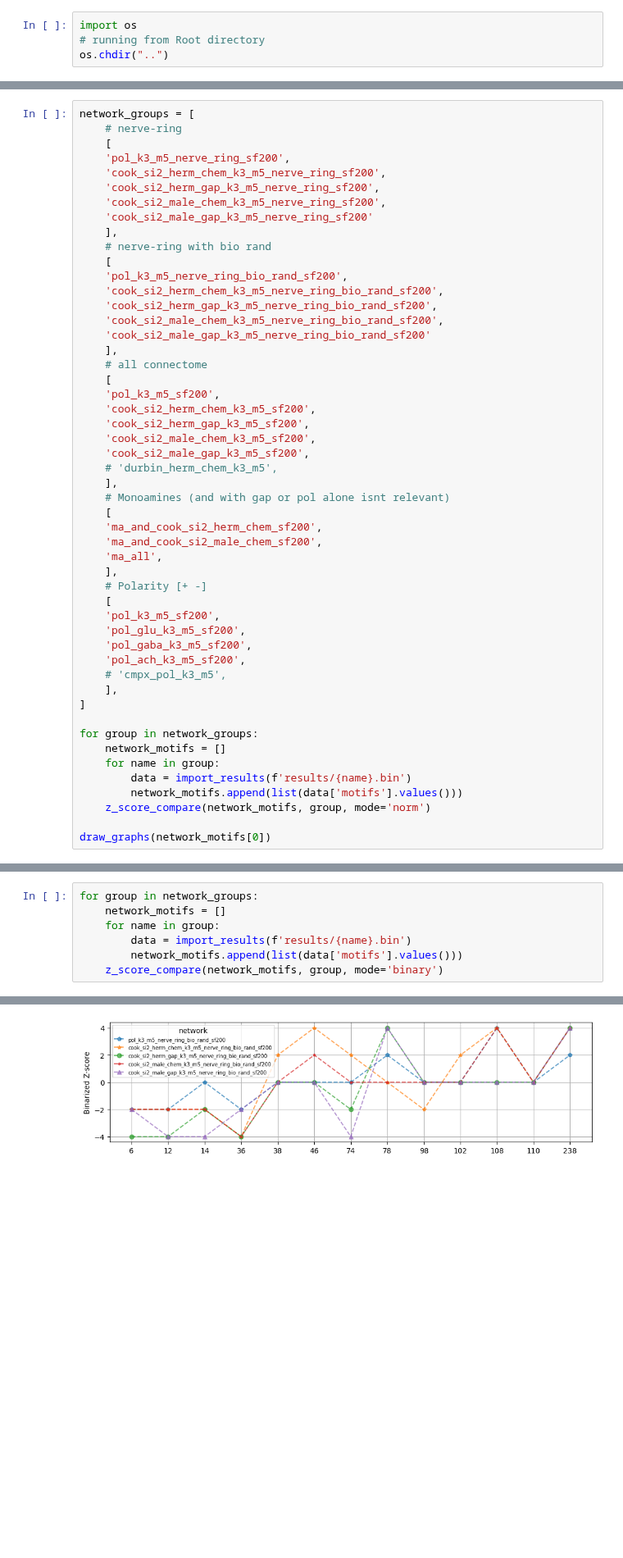
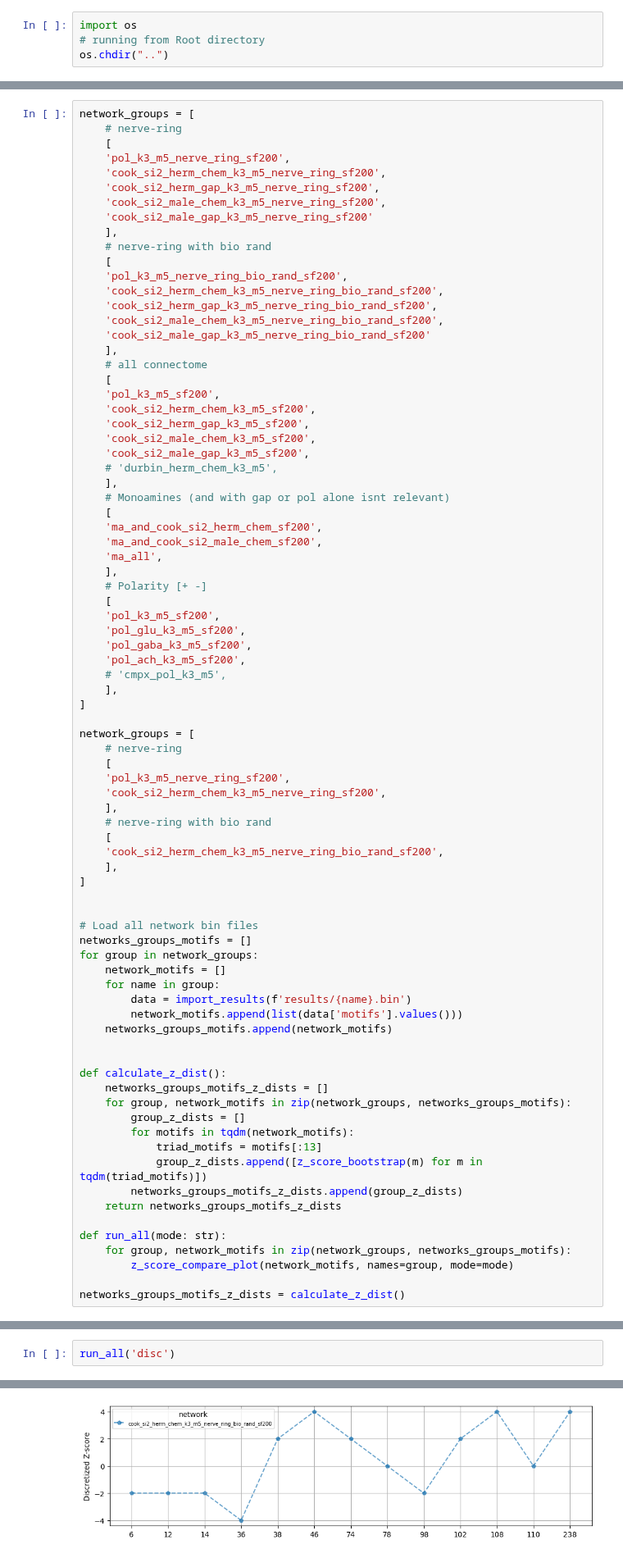
Before and after one commit to deangeckt/network_motifs, a Jupyter notebook: post_motif_analysis/multiple_network_motif_comparison.ipynb, the cells around one changed output, grey strips where cells are left out. Shown at 82% size. Drawn from its saved outputs; the diff is of its cells as text; blank space fills up the shorter version.

Commit message:
post process - z score bootstrap process to get distribution

```diff
--- a/post_motif_analysis/multiple_network_motif_comparison.ipynb
+++ b/post_motif_analysis/multiple_network_motif_comparison.ipynb
@@ -173,12 +177,42 @@ network_groups = [
     ],
 ]
 
+network_groups = [
+    # nerve-ring
+    [
+    'pol_k3_m5_nerve_ring_sf200',
+    'cook_si2_herm_chem_k3_m5_nerve_ring_sf200',
+    ],
+    # nerve-ring with bio rand
+    [
+    'cook_si2_herm_chem_k3_m5_nerve_ring_bio_rand_sf200',
+    ],
+]
+
+
+# Load all network bin files
+networks_groups_motifs = []
 for group in network_groups:
     network_motifs = []
     for name in group:
         data = import_results(f'results/{name}.bin')
         network_motifs.append(list(data['motifs'].values()))
-    z_score_compare(network_motifs, group, mode='norm')
+    networks_groups_motifs.append(network_motifs)
 
-draw_graphs(network_motifs[0])
+
+def calculate_z_dist():
+    networks_groups_motifs_z_dists = []
+    for group, network_motifs in zip(network_groups, networks_groups_motifs):
+        group_z_dists = []
+        for motifs in tqdm(network_motifs):
+            triad_motifs = motifs[:13]
+            group_z_dists.append([z_score_bootstrap(m) for m in tqdm(triad_motifs)])
+        networks_groups_motifs_z_dists.append(group_z_dists)
+    return networks_groups_motifs_z_dists
+
+def run_all(mode: str):
+    for group, network_motifs in zip(network_groups, networks_groups_motifs):
+        z_score_compare_plot(network_motifs, names=group, mode=mode)
+
+networks_groups_motifs_z_dists = calculate_z_dist()
 # %% [output]
@@ -191,8 +227,3 @@ draw_graphs(network_motifs[0])
 # %%
-for group in network_groups:
-    network_motifs = []
-    for name in group:
-        data = import_results(f'results/{name}.bin')
-        network_motifs.append(list(data['motifs'].values()))
-    z_score_compare(network_motifs, group, mode='binary')
+run_all('disc')
 # %% [output]
@@ -200 +231 @@ for group in network_groups:
-[figure, old version]
+[figure, new version]
```
Also changed, not shown: parts of 10 cells of this notebook, 5 other files.
